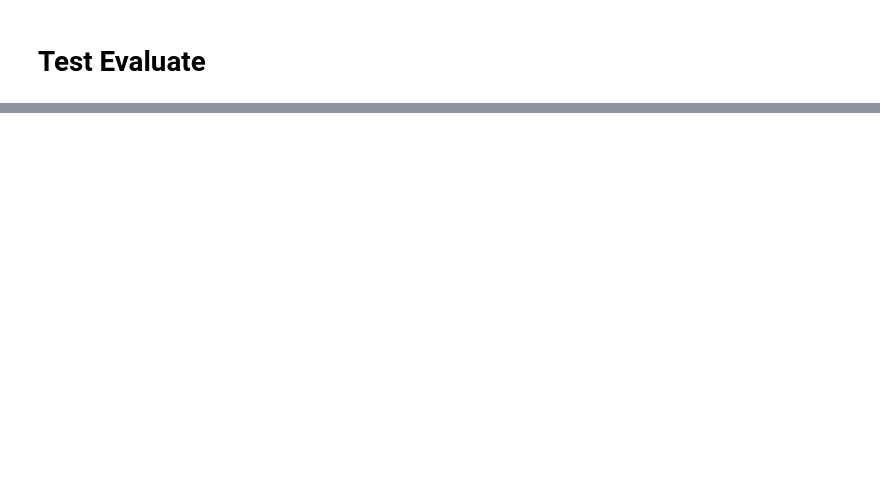
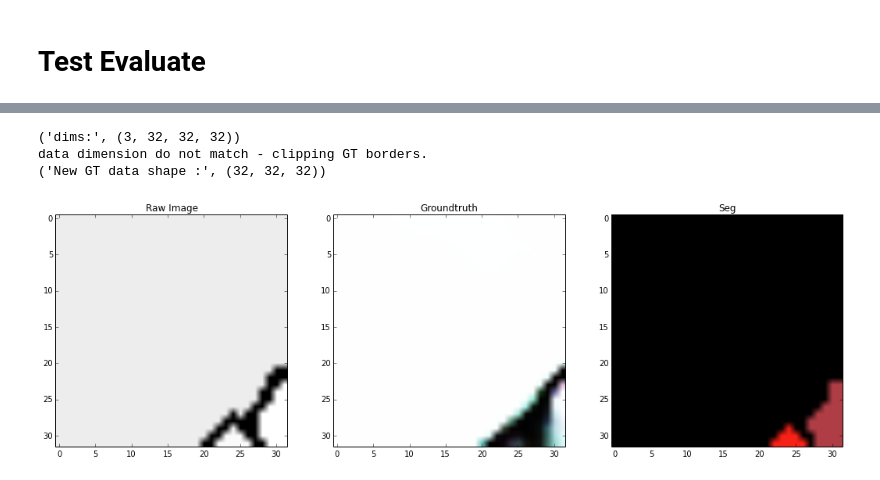
Before and after one commit to csinva/conv-net-scripts, a Jupyter notebook: test_module.ipynb, the cells around one changed output, grey strips where cells are left out. Saved outputs shown, nothing was run; the diff lists cells and outputs as text; code cells hidden in the pictures; blank space fills up the shorter version.

Commit message:
working malis watershed

```diff
--- a/test_module.ipynb
+++ b/test_module.ipynb
@@ -141,0 +154,77 @@ NameError: name 'segs' is not defined
+# %%
+import numpy as np
+import h5py
+import datetime
+
+np.set_printoptions(precision=4)
+import numpy as np
+import sys
+import time
+import os
+import h5py
+import os.path as op
+import matplotlib.cm as cm
+from matplotlib.widgets import Slider, Button, RadioButtons
+import matplotlib.pyplot as plt
+import array
+import matplotlib
+
+
+sys.path.append('arb_nhoods')
+import twatershed as tw
+sys.path.append('../')
+from visualization.visualize_funcs import *
+
+path_to_folder = '/Users/chandansingh/drive/janelia/conv_net_scripts/'
+path_to_data = path_to_folder + 'data/'
+
+threshes = [500, 1000, 2000]  # for i in range(1,6)]+[i*20000 for i in range(2,16)] # 100...1,000...100,000
+iters = [10000]
+strs = ["2"]
+hdf5_gt_file = path_to_data + 'groundtruth_seg_thick.h5'  # /groups/turaga/home/turagas/data/FlyEM/fibsem_medulla_7col/tstvol-520-1-h5/groundtruth_seg_thick.h5'
+hdf5_pred_file = path_to_data + 'tstvol-1_2.h5'  # /tier2/turaga/singhc/train/output_200000/tstvol-1_2.h5'
+out = path_to_data + 'out/'  # '/groups/turaga/home/singhc/evaluation/out/'
+save_threshes = threshes
+rand = 0
+p_small = 200
+
+hdf5_gt = h5py.File(hdf5_gt_file, 'r')
+hdf5_aff = h5py.File(hdf5_pred_file, 'r')
+gt = np.asarray(hdf5_gt[hdf5_gt.keys()[0]], dtype='int32')
+aff = np.asarray(hdf5_aff[hdf5_aff.keys()[0]], dtype='float32')
+aff = aff[:, p_small:(-1 * p_small), p_small:(-1 * p_small), p_small:(-1 * p_small)]
+
+dims = np.array(aff.shape, dtype='uint32')
+print('dims:', aff.shape)
+
+# trim gt data - only works for perfect cubes
+gt_data_dimension = gt.shape[0]
+data_dimension = aff.shape[1]
+if gt_data_dimension != data_dimension:
+    print("data dimension do not match - clipping GT borders.")
+    padding = (gt_data_dimension - data_dimension) / 2
+    gt = gt[padding:(-1 * padding), padding:(-1 * padding), padding:(-1 * padding)]
+    print("New GT data shape :", gt.shape)
+
+nhood = tw.mknhood3d(1)
+node1, node2, edge_affs = tw.affgraph_to_edgelist(aff, nhood)
+'''
+print("shapes: ", gt.shape, aff.shape)
+print("nhood: ", nhood)
+print("edgelist: ")
+for i in range(min(len(node1), 10)):
+    print(node1[i], node2[i], edge_affs[i])
+'''
+seg, seg_sizes = tw.marker_watershed(gt.flatten(), node1, node2, edge_affs)
+seg = seg.reshape(gt.shape)
+# print seg.shape, seg[0:10]
+# print seg_sizes[0:10]
+aff = aff.transpose(1, 2, 3, 0)
+display_arbitrary_seg(gt, aff, seg)
+raw = gt
+label = aff
+# %% [output]
+('dims:', (3, 32, 32, 32))
+data dimension do not match - clipping GT borders.
+('New GT data shape :', (32, 32, 32))
+[figure, added]
```
Also changed, not shown: parts of 5 cells of this notebook, 2 other files.
